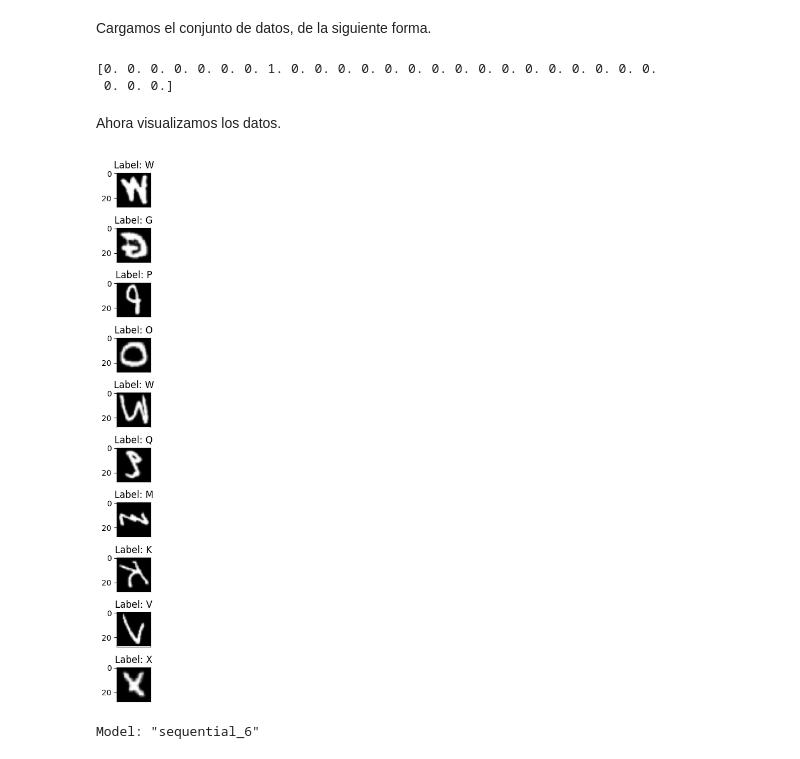
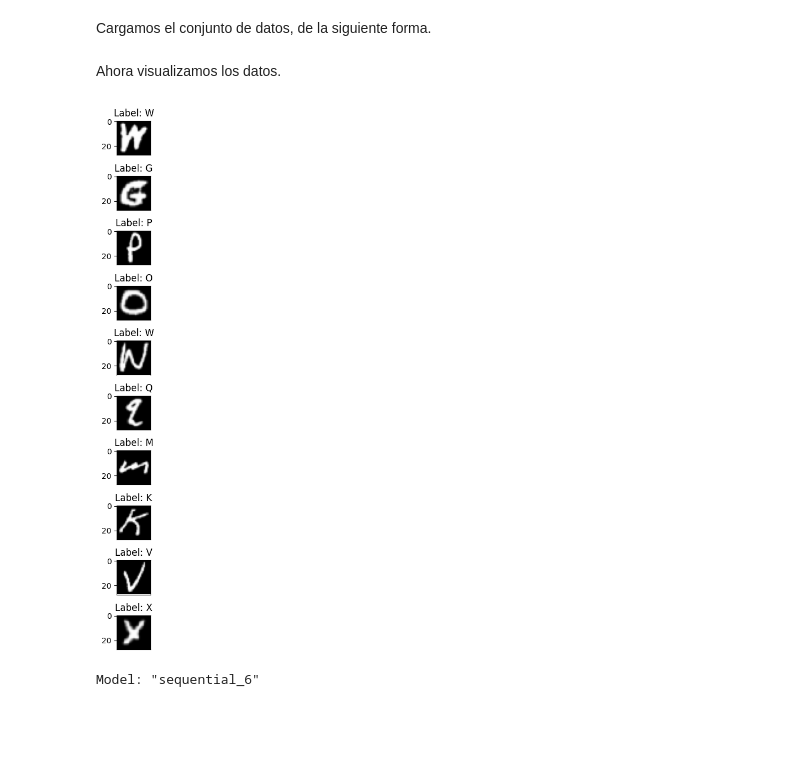
Before and after one commit to jresendiz27/CIC_AIDiploma2025, a Jupyter notebook: notebooks/EMNIST.ipynb, the cells around one changed output. Cells and saved outputs as stored; diff of their text form; code cells hidden in the pictures; blank space fills up the shorter version.

```diff
--- a/notebooks/EMNIST.ipynb
+++ b/notebooks/EMNIST.ipynb
@@ -20,6 +20,8 @@ emnist = spio.loadmat('./datasets/emnist/emnist-letters.mat')
 
 X_train = emnist['dataset'][0][0][0][0][0][0]
 X_train = X_train.astype('float32')
+
+
 y_train = emnist["dataset"][0][0][0][0][0][1]
 
 X_test = emnist["dataset"][0][0][1][0][0][0]
@@ -33,25 +35,27 @@ X_test = X_test.reshape(20800, 28, 28, 1)
 X_train = X_train / 255.0
 X_test = X_test / 255.0
 
+rotated_X_train = np.zeros_like(X_train)
+
+for i in range(X_train.shape[0]):
+    rotated_X_train[i] = np.fliplr(np.rot90(X_train[i], k=3))
+
 y_train = to_categorical(y_train)
 y_test = to_categorical(y_test)
-# %% [output]
-[0. 0. 0. 0. 0. 0. 0. 1. 0. 0. 0. 0. 0. 0. 0. 0. 0. 0. 0. 0. 0. 0. 0. 0.
- 0. 0. 0.]
 # %% [markdown]
 Ahora visualizamos los datos.
 # %%
 fig, axes = plt.subplots(10, 1, figsize=(10, 10))
 for i, ax in enumerate(axes):
-    ax.imshow(np.flipud(np.fliplr(np.rot90(X_train[i, :, :, 0], k=1))), cmap=plt.get_cmap('gray'))
+    ax.imshow(rotated_X_train[i, :, :, 0], cmap=plt.get_cmap('gray'))
     arg_max_label = np.argmax(y_train[i])
     title = f"Label: {letters[arg_max_label]}"
     ax.set_title(title)
     ax.get_xaxis().set_visible(False)
 plt.tight_layout()
 plt.show()
 # %% [output]
-[figure, old version]
+[figure, new version]
 # %%
 model = keras.Sequential(
     [
```
Also changed, not shown: parts of 1 cell of this notebook.
